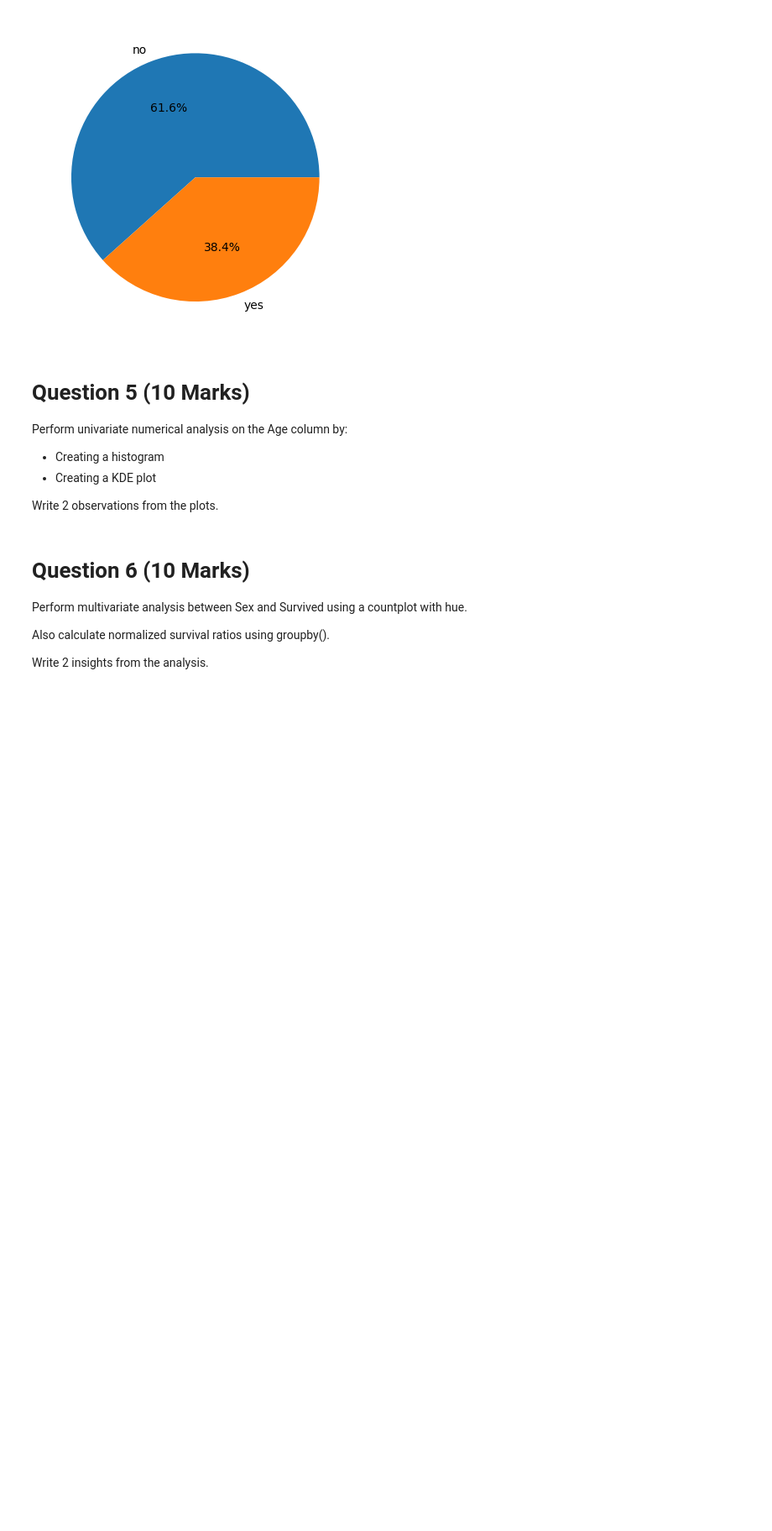
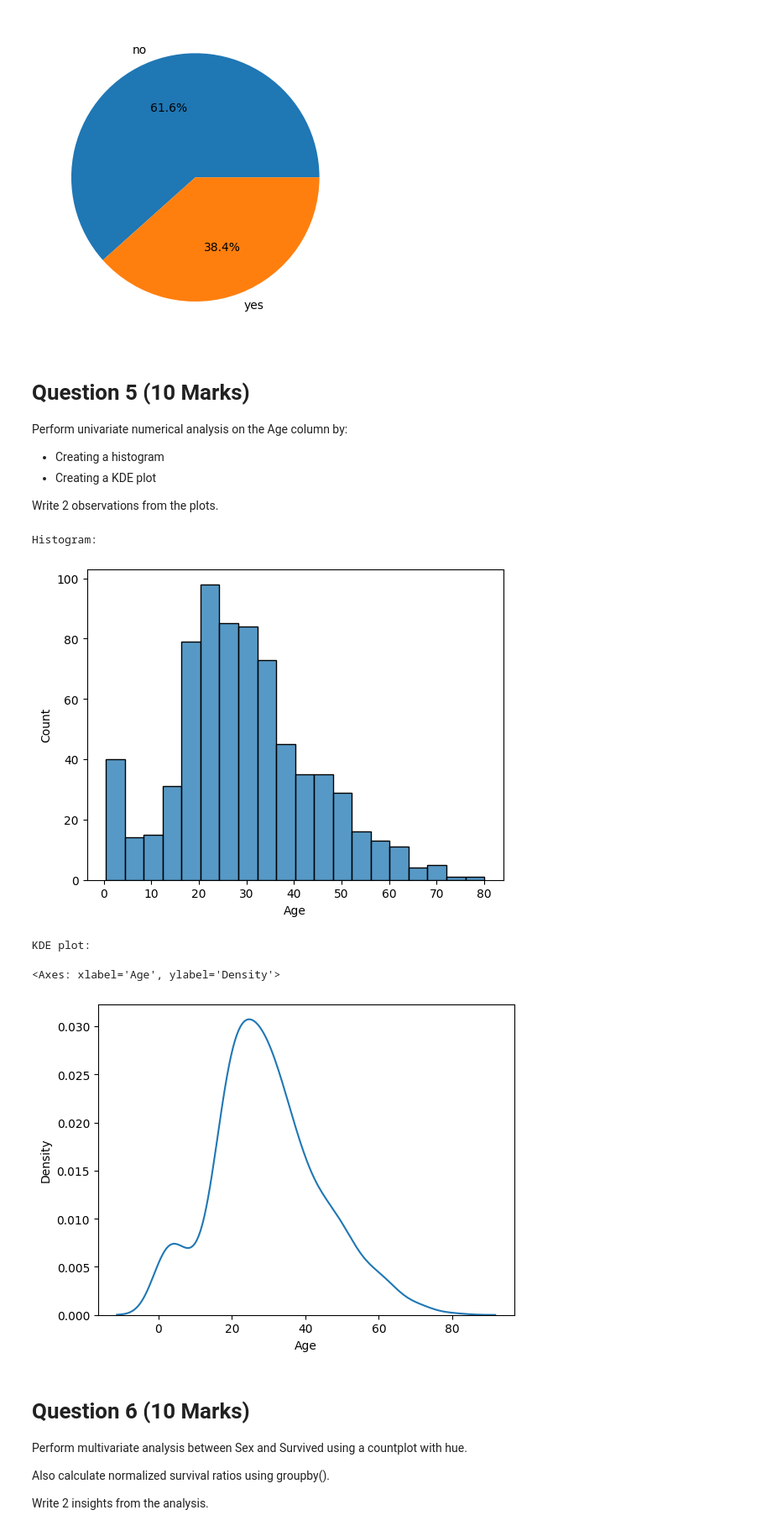
Before and after one commit to RiazullJannat/ML, a Jupyter notebook: ML_Assignment_01.ipynb, the cells around one changed output. Shown at 84% size. Drawn from its saved outputs; the diff is of its cells as text; code cells hidden in the pictures; blank space fills up the shorter version.

```diff
--- a/ML_Assignment_01.ipynb
+++ b/ML_Assignment_01.ipynb
@@ -160,6 +160,19 @@ Perform univariate numerical analysis on the Age column by:
 - Creating a KDE plot
 
 Write 2 observations from the plots.
+# %%
+print("Histogram:\n")
+sns.histplot(data=df,x="Age")
+plt.show()
+
+print("\n\nKDE plot:\n")
+sns.kdeplot(data=df,x="Age")
+# %% [output]
+Histogram:
+[figure, added]
+KDE plot:
+<Axes: xlabel='Age', ylabel='Density'>
+[figure, added]
 # %% [markdown]
 # Question 6 (10 Marks)
 Perform multivariate analysis between Sex and Survived using a countplot with hue.
```
